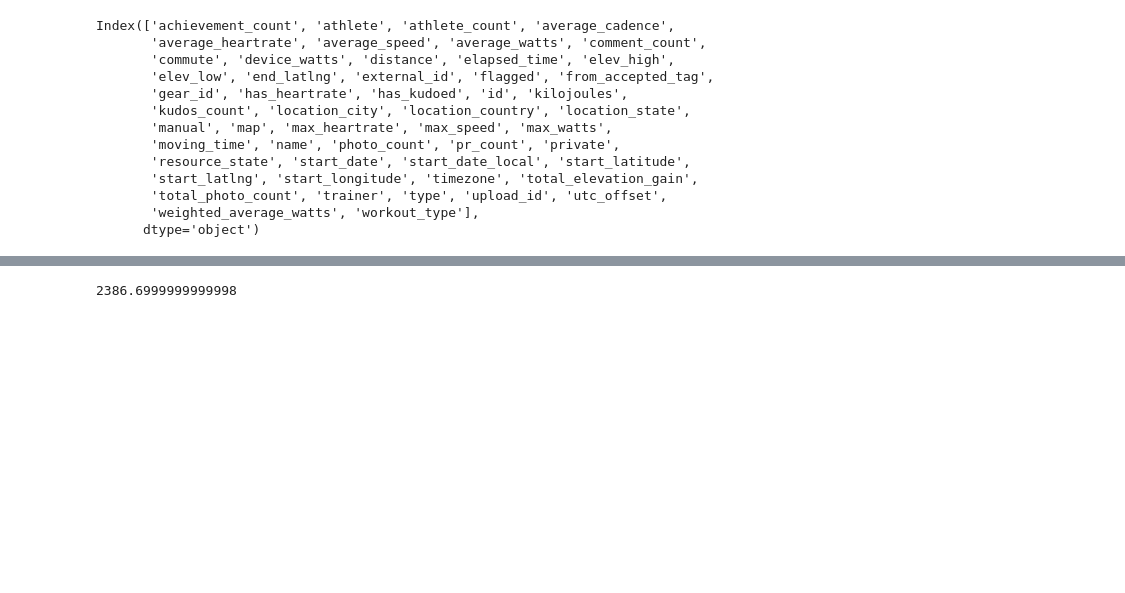
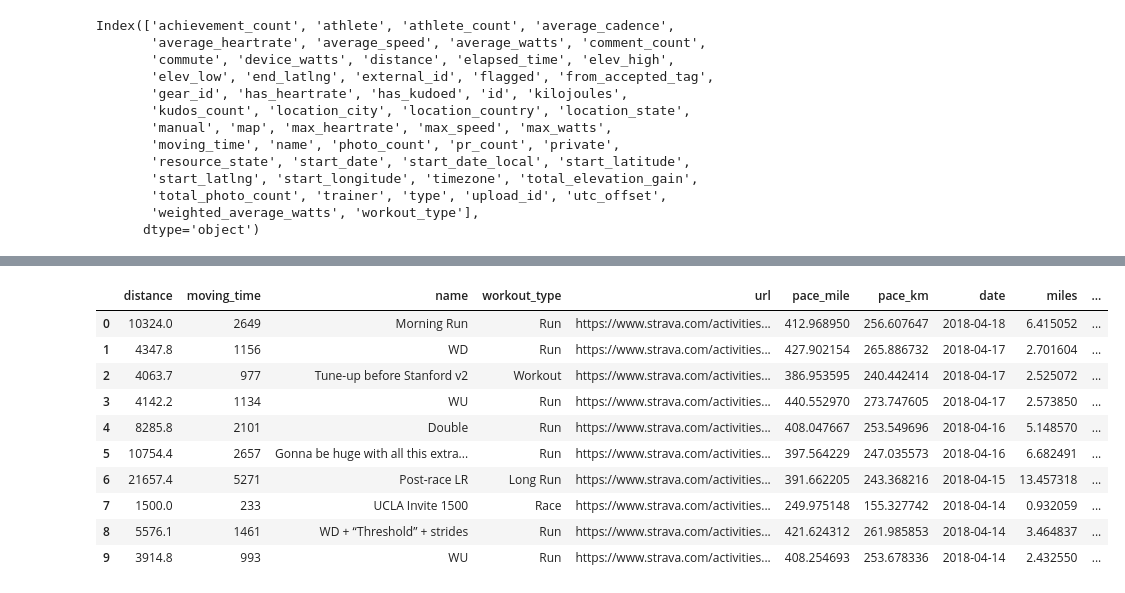
Before and after one commit to ajhoward7/strava-vis, a Jupyter notebook: bin/Activities Processing Play.ipynb, the cells around one changed output, grey strips where cells are left out. Drawn from its saved outputs; the diff is of its cells as text; code cells hidden in the pictures; blank space fills up the shorter version.

```diff
--- a/bin/Activities Processing Play.ipynb
+++ b/bin/Activities Processing Play.ipynb
@@ -41,4 +41,4 @@ activities_df['pace_km'] = 1000 / activities_df.average_speed
 # %%
 activities_df['date'] = pd.to_datetime(activities_df.start_date_local.apply(lambda x : x.split('T')[0]))
 # %%
-activities_df.drop(['average_speed','start_date_local', 'type'], axis = 1, inplace = True)
+activities_df.drop(['average_speed','start_date_local', 'type', 'id'], axis = 1, inplace = True)
@@ -63,7 +49,7 @@ workout_type_dict = {0:'Run',1:'Race',2:'Long Run',3:'Workout'}
 # %%
 activities_df.workout_type = activities_df.workout_type.apply(lambda x : workout_type_dict[x])
 # %%
-activities_df['Distance (Miles)'] = activities_df.distance / metres_mile
+activities_df['miles'] = activities_df.distance / metres_mile
 activities_df['Distance (Kilometres)'] = activities_df.distance / 1000
 # %%
 activities_df['size'] = activities_df.moving_time.astype('float').apply(lambda x : math.sqrt(x))
@@ -91,9 +56,21 @@ activities_df
 # %%
 sizeref = 20*max(activities_df['size'])/(100**2)
+# %%
+activities_df['year'] = activities_df.date.apply(lambda x: x.year)
 # %%
-activities_df.loc[10,].distance
+activities_df.head(10)
 # %% [output]
-2386.6999999999998
+|  | distance | moving_time | name | workout_type | url | pace_mile | pace_km | date | miles | ... |
+| 0 | 10324.0 | 2649 | Morning Run | Run | https://www.strava.com/activities... | 412.968950 | 256.607647 | 2018-04-18 | 6.415052 | ... |
+| 1 | 4347.8 | 1156 | WD | Run | https://www.strava.com/activities... | 427.902154 | 265.886732 | 2018-04-17 | 2.701604 | ... |
+| 2 | 4063.7 | 977 | Tune-up before Stanford v2 | Workout | https://www.strava.com/activities... | 386.953595 | 240.442414 | 2018-04-17 | 2.525072 | ... |
+| 3 | 4142.2 | 1134 | WU | Run | https://www.strava.com/activities... | 440.552970 | 273.747605 | 2018-04-17 | 2.573850 | ... |
+| 4 | 8285.8 | 2101 | Double | Run | https://www.strava.com/activities... | 408.047667 | 253.549696 | 2018-04-16 | 5.148570 | ... |
+| 5 | 10754.4 | 2657 | Gonna be huge with all this extra... | Run | https://www.strava.com/activities... | 397.564229 | 247.035573 | 2018-04-16 | 6.682491 | ... |
+| 6 | 21657.4 | 5271 | Post-race LR | Long Run | https://www.strava.com/activities... | 391.662205 | 243.368216 | 2018-04-15 | 13.457318 | ... |
+| 7 | 1500.0 | 233 | UCLA Invite 1500 | Race | https://www.strava.com/activities... | 249.975148 | 155.327742 | 2018-04-14 | 0.932059 | ... |
+| 8 | 5576.1 | 1461 | WD + “Threshold” + strides | Run | https://www.strava.com/activities... | 421.624312 | 261.985853 | 2018-04-14 | 3.464837 | ... |
+| 9 | 3914.8 | 993 | WU | Run | https://www.strava.com/activities... | 408.254693 | 253.678336 | 2018-04-14 | 2.432550 | ... |
 # %%
 activities_text = []
 for i in range(len(activities_df)):
```
Also changed, not shown: parts of 45 cells of this notebook, 2 other files.
